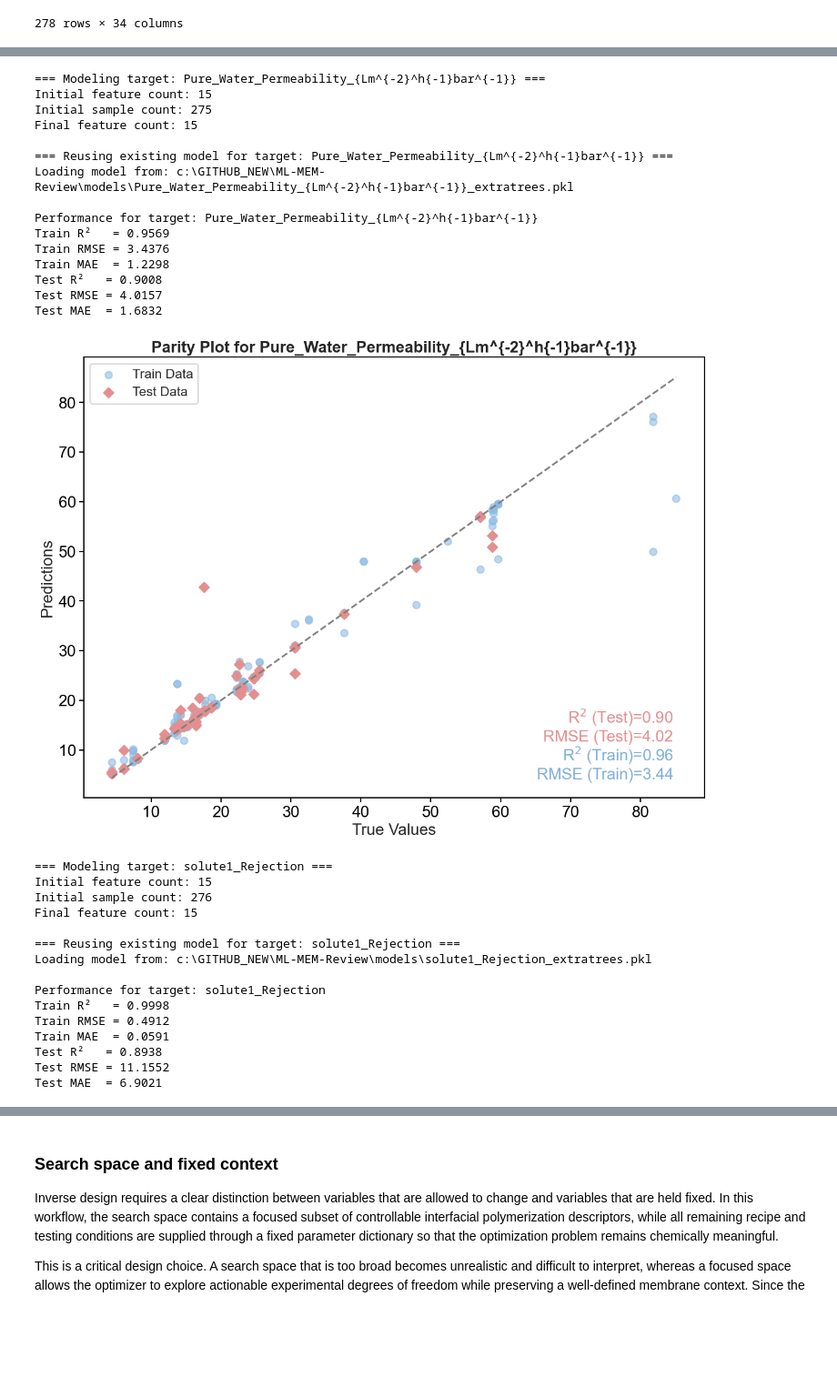
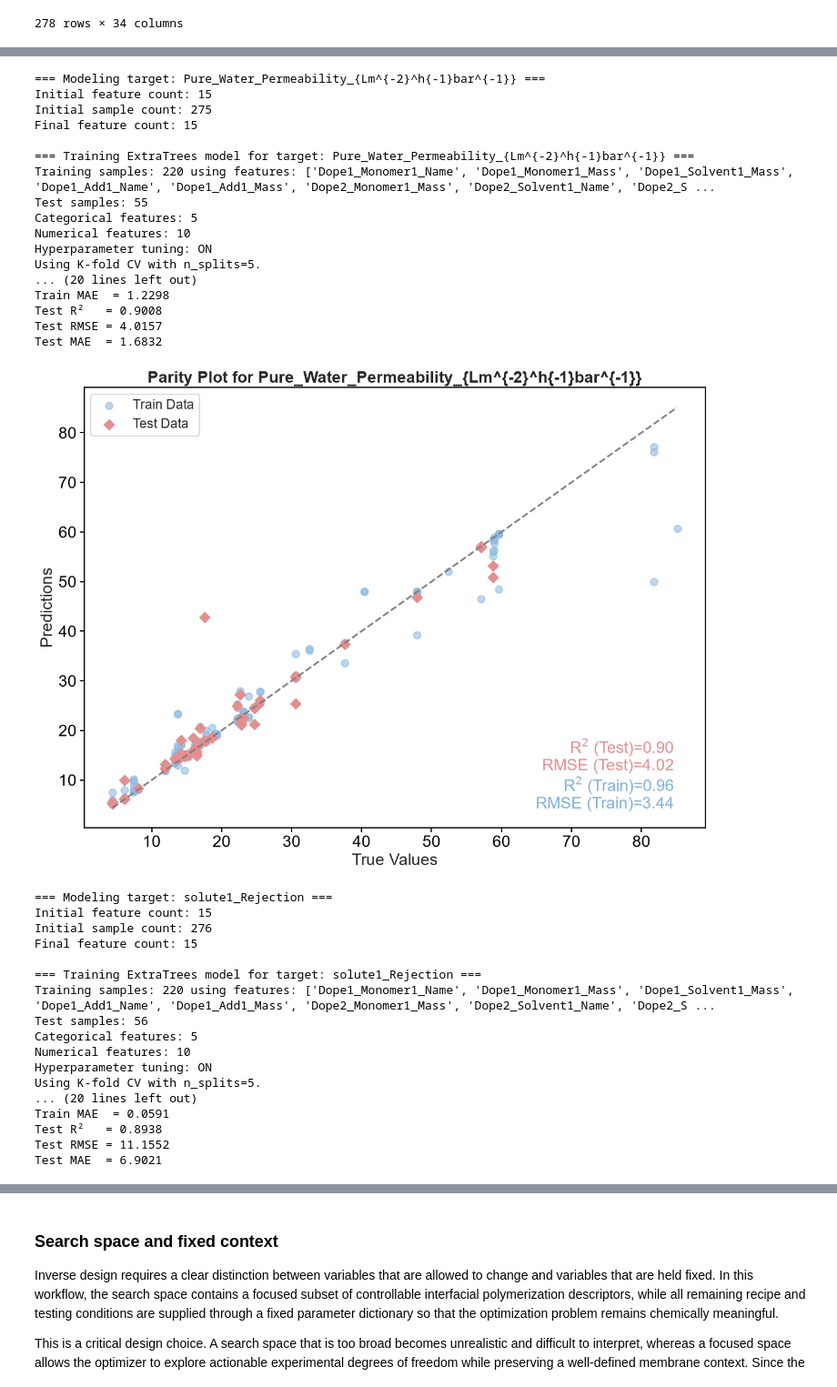
Before and after one commit to Oikiy/ML-MEM-Review, a Jupyter notebook: notebooks/Complete_notebook/Ml-MEM-Tut.ipynb, the cells around one changed output, grey strips where cells are left out. Shown at 91% size. Drawn from its saved outputs; the diff is of its cells as text; code cells hidden in the pictures; blank space fills up the shorter version.

```diff
--- a/notebooks/Complete_notebook/Ml-MEM-Tut.ipynb
+++ b/notebooks/Complete_notebook/Ml-MEM-Tut.ipynb
@@ -245,28 +347,16 @@ This step is important because the raw input variables alone do not fully captur
 # %%
 from utl_feateng import*
 # %%
-"""
-Section 2: Feature engineering
 
-This section defines a function that:
-- Selects a physically meaningful subset of features from the raw table.
-- Handles missing values by dropping high-missing or constant columns.
-- Returns an ML-ready feature matrix X and target vector y.
-
-The feature list is inspired by your RFE-selected features and descriptor columns
-used in the model-training notebooks.
-"""
 import pandas as pd
 import numpy as np
-import os
-import sys
 
 
 # Enrich the main dataframe with domain-informed features
+# Using config-driven paths: passes config to feature_engineering function
 df_enriched = feature_engineering(
     df_filtered,
-    CATION_PROP_PATH,
-    ANION_PROP_PATH,
+    config=config,  # ??Pass config to load paths automatically
     verbose=True,
 )
 
@@ -316,6 +401,15 @@ In this tutorial, the filtering step is kept optional so the reader can choose b
 # %%
 # After enrichment, we have 30+ features. We can apply the same variance and correlation filtering as before to get a more manageable set for modeling.
-df_enriched_filtered, _ = remove_low_variance_columns(df_enriched, exclude_columns=candidate_targets,variance_threshold=0.000000001)
+# Using config-driven threshold from feature_engineering section
+variance_threshold = config["feature_engineering"]["low_variance_threshold"]
+
+df_enriched_filtered, _ = remove_low_variance_columns(
+    df_enriched,
+    exclude_columns=targets,
+    variance_threshold=variance_threshold
+)
+
+print(f"??Applied variance threshold: {variance_threshold}")
 
 # Have a look at the filtered enriched dataframe before modeling
 df_enriched_filtered
@@ -449,67 +561,71 @@ A good result in this context is not only a high test-set score, but also a reas
 from utl_modelling import *
 from utl_fileIO import file_io
 
-figures_dir = os.path.join(PROJECT_ROOT, "outputs", "figures")
-
-# Loop over candidate targets
-for target in candidate_targets:
+# Loop over targets
+for target in targets:
     print(f"\n=== Modeling target: {target} ===")
 
     model_path = os.path.join(MODEL_PATH, f"{target}_extratrees.pkl")
 
     pipe, X_train, X_test, y_train, y_test = train_and_save_extratrees_model(
-        df=df_enriched_filtered,              # or df if you don’t use enrichment
+        df=df_enriched_filtered,              # or df if you don't use enrichment
         base_features=base_features, # your chosen feature list
         target=target,
         model_path=model_path,
-        use_kfold=True, # Set to True to use K-fold CV during hyperparameter tuning, or False to use default CV strategy
-        use_hyperparam_tuning=True, # Set to True to perform RandomizedSearchCV hyperparameter tuning, or False to fit a single model with default parameters
+        use_kfold=config["modeling"]["use_kfold"],
+        use_hyperparam_tuning=config["modeling"]["use_hyperparam_tuning"],
     )
 
     # Predict on train and test
     y_pred_train = pipe.predict(X_train)
     y_pred_test = pipe.predict(X_test)
 
     evaluate_and_plot_parity(
         target=target,
         y_train=y_train,
         y_pred_train=y_pred_train,
         y_test=y_test,
         y_pred_test=y_pred_test,
         fig_size=FIG_SIZE,
     )
 
     safe_target = "".join(ch if ch.isalnum() else "_" for ch in str(target)).strip("_")
     parity_fig = plt.gcf()
-    file_io("save", "figure", figures_dir, f"parity_{safe_target}.png", data=parity_fig)
+    file_io("save", "figure", FIGURES_DIR, f"parity_{safe_target}.png", data=parity_fig)
+
+print(f"??Completed modeling for {len(targets)} targets")
 # %% [output]
 === Modeling target: Pure_Water_Permeability_{Lm^{-2}^h{-1}bar^{-1}} ===
 Initial feature count: 15
 Initial sample count: 275
 Final feature count: 15
 
-=== Reusing existing model for target: Pure_Water_Permeability_{Lm^{-2}^h{-1}bar^{-1}} ===
-Loading model from: c:\GITHUB_NEW\ML-MEM-Review\models\Pure_Water_Permeability_{Lm^{-2}^h{-1}bar^{-1}}_extratrees.pkl
-
-Performance for target: Pure_Water_Permeability_{Lm^{-2}^h{-1}bar^{-1}}
-Train R²   = 0.9569
-Train RMSE = 3.4376
+=== Training ExtraTrees model for target: Pure_Water_Permeability_{Lm^{-2}^h{-1}bar^{-1}} ===
+Training samples: 220 using features: ['Dope1_Monomer1_Name', 'Dope1_Monomer1_Mass', 'Dope1_Solvent1_Mass', 'Dope1_Add1_Name', 'Dope1_Add1_Mass', 'Dope2_Monomer1_Mass', 'Dope2_Solvent1_Name', 'Dope2_S ...
+Test samples: 55
+Categorical features: 5
+Numerical features: 10
+Hyperparameter tuning: ON
+Using K-fold CV with n_splits=5.
+... (20 lines left out)
 Train MAE  = 1.2298
 Test R²   = 0.9008
 Test RMSE = 4.0157
 Test MAE  = 1.6832
-[figure, old version]
+[figure, new version]
 === Modeling target: solute1_Rejection ===
 Initial feature count: 15
 Initial sample count: 276
 Final feature count: 15
 
-=== Reusing existing model for target: solute1_Rejection ===
-Loading model from: c:\GITHUB_NEW\ML-MEM-Review\models\solute1_Rejection_extratrees.pkl
-
-Performance for target: solute1_Rejection
-Train R²   = 0.9998
-Train RMSE = 0.4912
+=== Training ExtraTrees model for target: solute1_Rejection ===
+Training samples: 220 using features: ['Dope1_Monomer1_Name', 'Dope1_Monomer1_Mass', 'Dope1_Solvent1_Mass', 'Dope1_Add1_Name', 'Dope1_Add1_Mass', 'Dope2_Monomer1_Mass', 'Dope2_Solvent1_Name', 'Dope2_S ...
+Test samples: 56
+Categorical features: 5
+Numerical features: 10
+Hyperparameter tuning: ON
+Using K-fold CV with n_splits=5.
+... (20 lines left out)
 Train MAE  = 0.0591
 Test R²   = 0.8938
 Test RMSE = 11.1552
```
Also changed, not shown: parts of 33 cells of this notebook, 21 other files.
